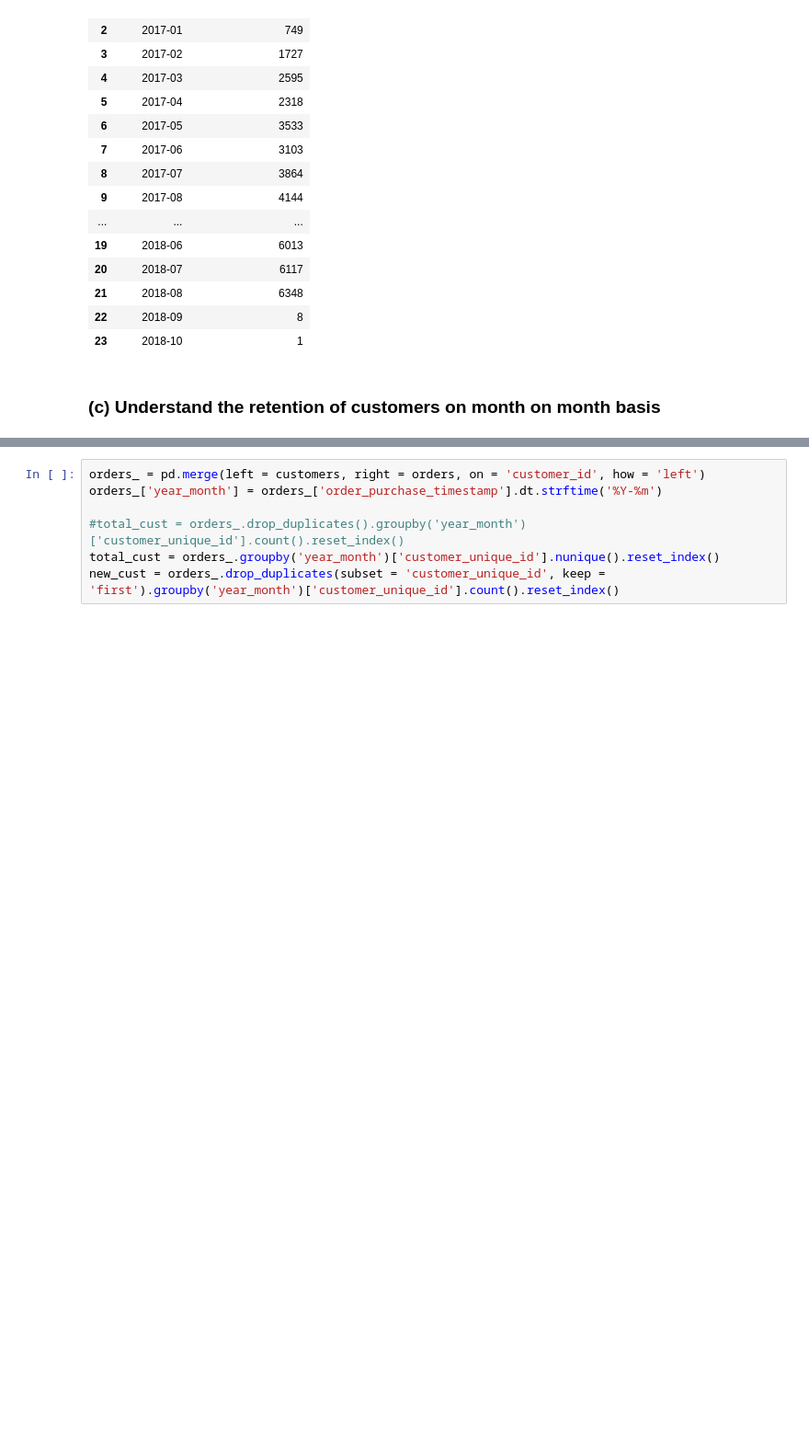
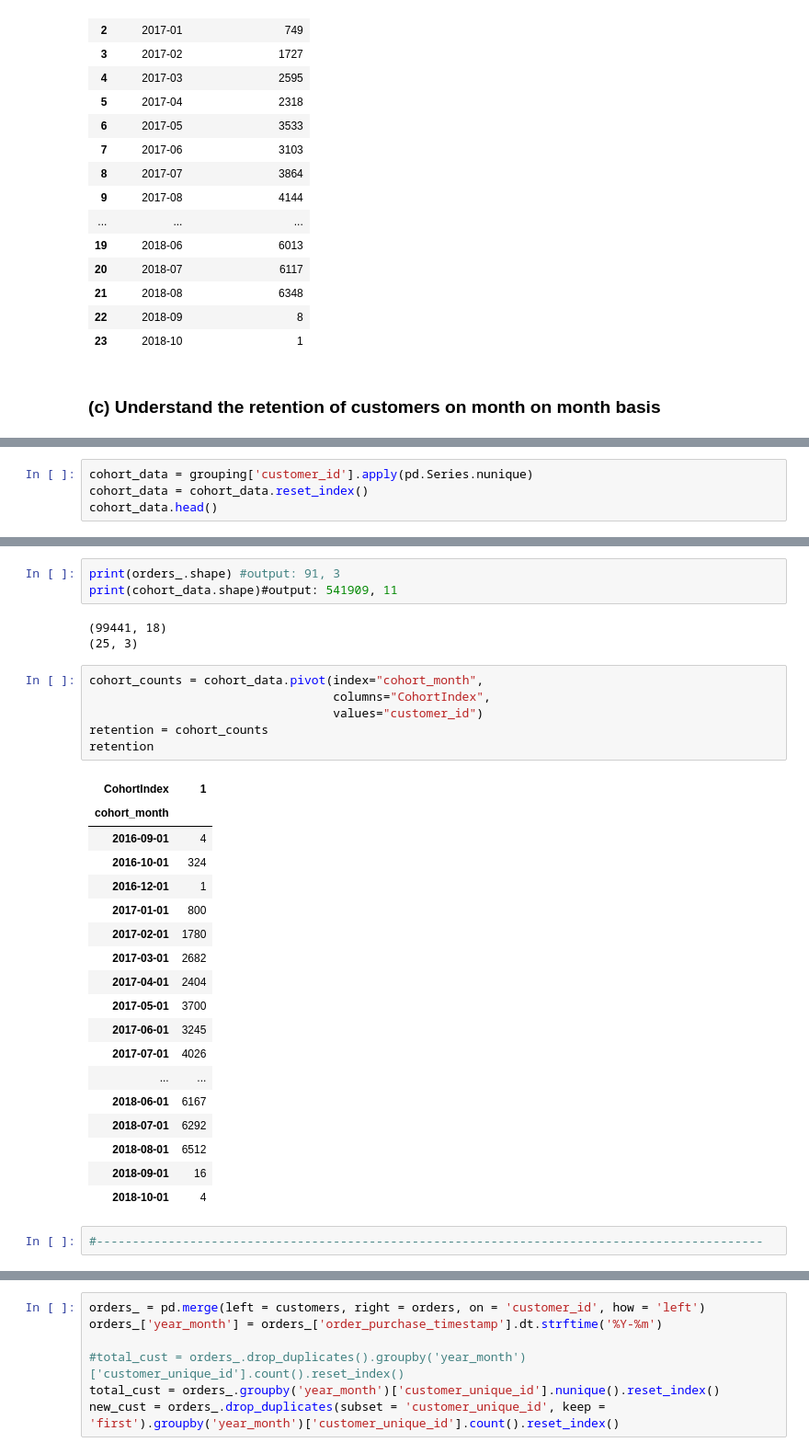
Before and after one commit to sakshisv/Marketing-Analytics-for-E-Commerce, a Jupyter notebook: Marketing Analytics (Python).ipynb, the cells around one changed output, grey strips where cells are left out. Shown at 92% size. Drawn from its saved outputs; the diff is of its cells as text; blank space fills up the shorter version.

```diff
--- a/Marketing Analytics (Python).ipynb
+++ b/Marketing Analytics (Python).ipynb
@@ -421,0 +494,4 @@ orders_
+# %%
+cohort_data = grouping['customer_id'].apply(pd.Series.nunique)
+cohort_data = cohort_data.reset_index()
+cohort_data.head()
@@ -421,0 +505,33 @@ orders_
+# %%
+print(orders_.shape) #output: 91, 3
+print(cohort_data.shape)#output: 541909, 11
+# %% [output]
+(99441, 18)
+(25, 3)
+# %%
+cohort_counts = cohort_data.pivot(index="cohort_month",
+                                  columns="CohortIndex",
+                                  values="customer_id")
+retention = cohort_counts
+retention
+# %% [output]
+| CohortIndex | 1 |
+| cohort_month |  |
+| 2016-09-01 | 4 |
+| 2016-10-01 | 324 |
+| 2016-12-01 | 1 |
+| 2017-01-01 | 800 |
+| 2017-02-01 | 1780 |
+| 2017-03-01 | 2682 |
+| 2017-04-01 | 2404 |
+| 2017-05-01 | 3700 |
+| 2017-06-01 | 3245 |
+| 2017-07-01 | 4026 |
+| ... | ... |
+| 2018-06-01 | 6167 |
+| 2018-07-01 | 6292 |
+| 2018-08-01 | 6512 |
+| 2018-09-01 | 16 |
+| 2018-10-01 | 4 |
+# %%
+#---------------------------------------------------------------------------------------------
```
Also changed, not shown: parts of 65 cells of this notebook.
